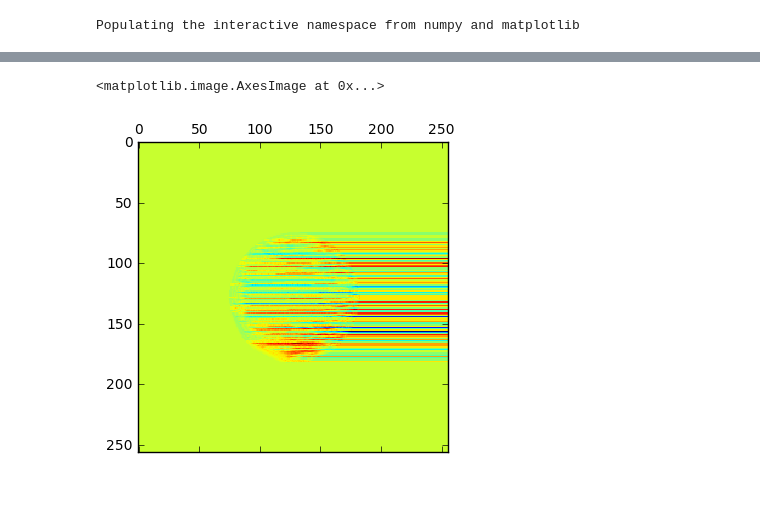
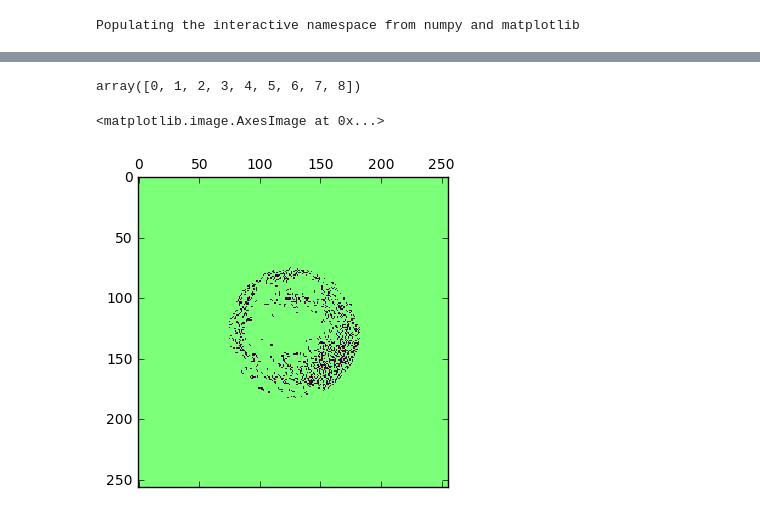
Before and after one commit to david-hoffman/pyotf, a Jupyter notebook: notebooks/Phase Retrieval.ipynb, the cells around one changed output, grey strips where cells are left out. Saved outputs shown, nothing was run; the diff lists cells and outputs as text; code cells hidden in the pictures.

```diff
--- a/notebooks/Phase Retrieval.ipynb
+++ b/notebooks/Phase Retrieval.ipynb
@@ -49,5 +73,5 @@ slice_plot(abs(psf.PSFa[0]))
 # %%
-new_pupils = fftn(fftshift(psf.PSFa[0], axes=(1,2)), axes=(1,2)) * psf._calc_defocus(psf.zrange[::-1])
+new_pupils = fftn(fftshift(psf.PSFa[0], axes=(1,2)), axes=(1,2)) / psf._calc_defocus()
 slice_plot(ifftshift(new_pupils).real)
 slice_plot(ifftshift(new_pupils).imag)
 # %% [output]
@@ -109,5 +338,49 @@ from skimage.restoration import unwrap_phase
+# %%
+arange(10)[:-1]
+# %% [output]
+array([0, 1, 2, 3, 4, 5, 6, 7, 8])
+# %%
+def PhaseResidues(IM_phase):
+    """
+    PhaseResidues.m calculates the phase residues for a given wrapped phase
+    image. Note that by convention the positions of the phase residues are
+    marked on the top left corner of the 2 by 2 regions.
+
+      active---res4---right
+         |              |
+        res1           res3
+         |              |
+      below---res2---belowright
+    Phase residues with integer multiples of 2*pi are not accounted for, but
+    these rarely occur.
+    Created by B.S. Spottiswoode on 07/10/2004
+    Last modified on 08/10/2004
+    """
+    #The code below is simply a vectorised representation of operations on 2 by 2
+    #blocks in the matrix
+    IM_active = IM_phase.copy()
+    IM_below = zeros_like(IM_phase)
+    IM_below[:-1,:] = IM_phase[1:,:]  # Shift up 1 pixel
+    IM_right = zeros_like(IM_phase)
+    IM_right[:,:-1] = IM_phase[:,1:]  # Shift left 1 pixel
+    IM_belowright = zeros_like(IM_phase)
+    IM_belowright[:-1,:-1] = IM_phase[1:,1:]  # Shift up 1 pixel & left 1 pixel
+
+    # Wrap the phase differences as we loop around the 2 by 2 blocks
+    res1 = mod(IM_active - IM_below + pi, 2 * pi) - pi      # Up - Down (bottom row is unreliable)
+    res2 = mod(IM_below - IM_belowright + pi, 2 * pi) - pi  # Left- Right, shifted up (bottom row & far-right column are unreliable)
+    res3 = mod(IM_belowright - IM_right + pi, 2 * pi) - pi  # Down - Up, shifted left (bottom row & far-right column are unreliable)
+    res4 = mod(IM_right - IM_active + pi, 2 * pi) - pi      # Right - Left, (far-right column is unreliable)
+
+    temp_residues = res1 + res2 + res3 + res4              #Sum the phase differences. Positive residues appear as 2*pi, negative as -2*pi.
+    # Far-right column and bottom row are unreliable in temp_residues
+    residues = (temp_residues >= 6).astype(int)                    #Assign 1 to positive residue (which should equal 2*pi)
+    residues -= (temp_residues <= -6).astype(int)        #Assign -1 to negative residues (which should equal -2*pi)
+    residues[:,-1] = 0
+    residues[-1,:] = 0         #Zero pad the border residues
+    return residues
 # %%
-matshow(unwrap(ifftshift(angle(pupil) * psf._gen_pupil().real)))
+matshow(PhaseResidues(ifftshift(angle(pupil) * psf._gen_pupil().real)))
 # %% [output]
 <matplotlib.image.AxesImage at 0x...>
-[figure, old version]
+[figure, new version]
```
Also changed, not shown: parts of 45 cells of this notebook.
